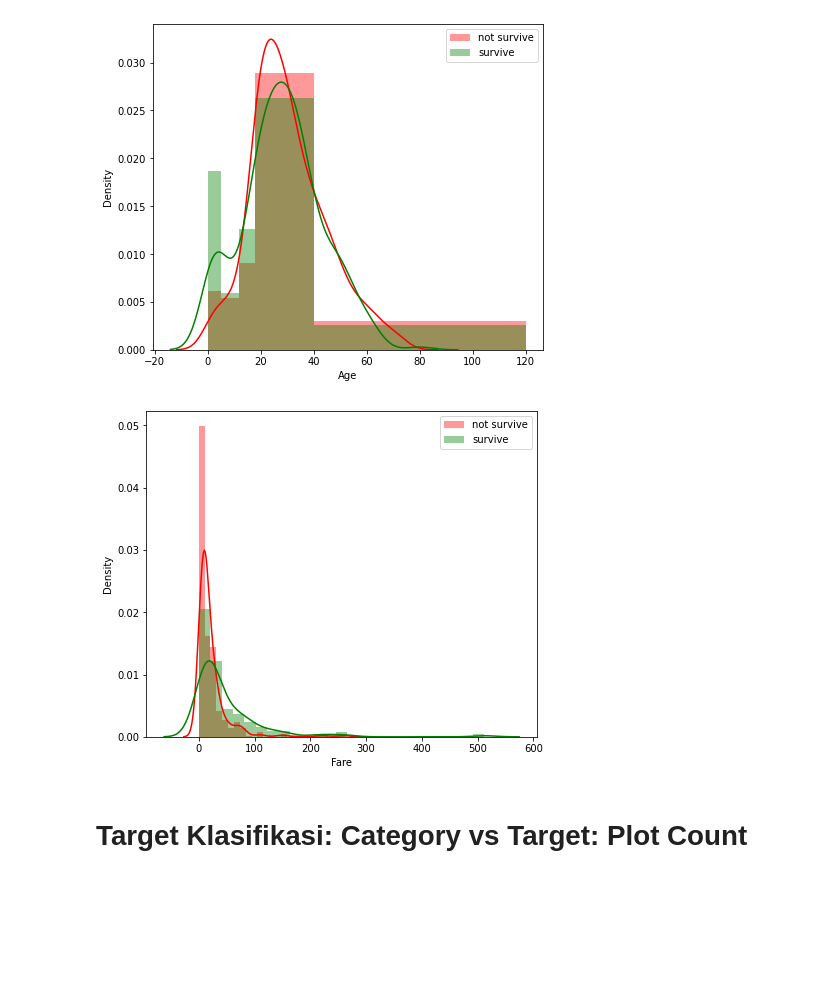
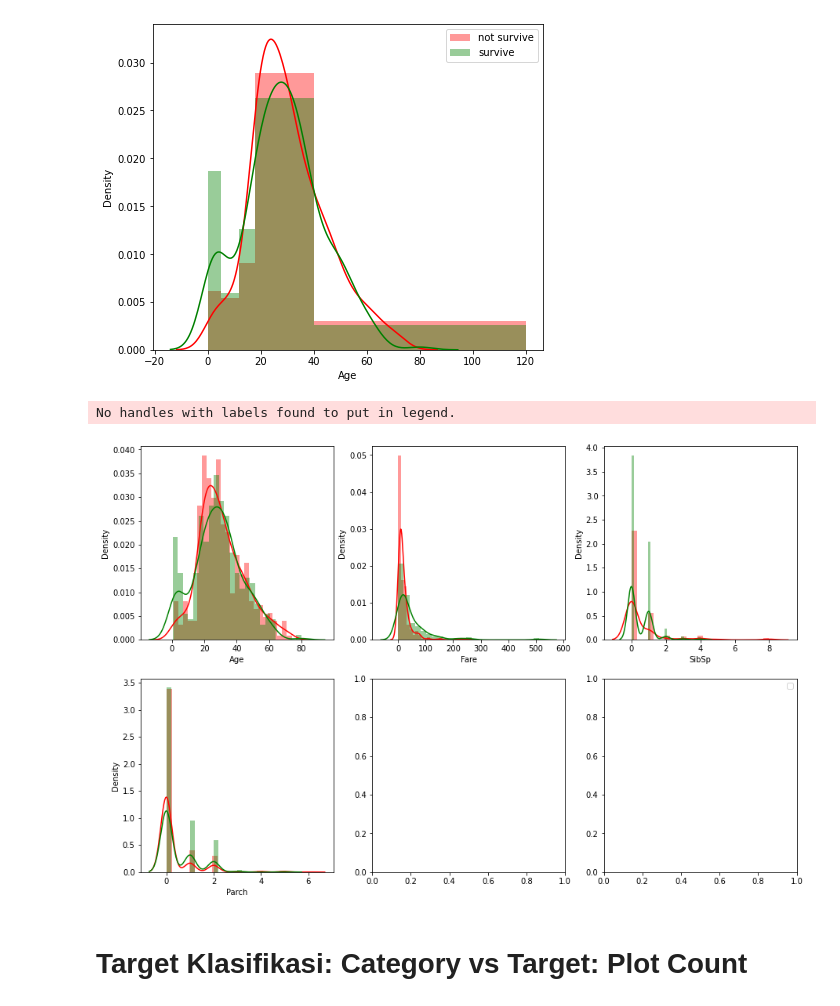
Before and after one commit to ilham-mukti/Machine-Learning, a Jupyter notebook: 2_Mini_EDA.ipynb, the cells around one changed output. Drawn from its saved outputs; the diff is of its cells as text; code cells hidden in the pictures; blank space fills up the shorter version.

```diff
--- a/2_Mini_EDA.ipynb
+++ b/2_Mini_EDA.ipynb
@@ -36,12 +36,16 @@ plt.legend();
 # %% [output]
 [figure]
 # %%
-plt.figure(figsize=(7,6))
-sns.distplot(datas.Fare[datas.Survived == 0], bins=25, color='r', label='not survive')
-sns.distplot(datas.Fare[datas.Survived == 1], bins=25, color='g', label='survive')
-plt.legend();
+num_var = ['Age', 'Fare', 'SibSp', 'Parch']
+fig, axes = plt.subplots(2, 3, figsize=(15, 10))
+
+for cat, ax in zip(num_var, axes.flatten()):
+  sns.distplot(datas[cat][datas.Survived == 0], bins=25, color='r', label='Not Suvived', ax=ax)
+  sns.distplot(datas[cat][datas.Survived == 1], bins=25, color='g', label='Survived', ax=ax)
+  plt.legend();
 # %% [output]
+No handles with labels found to put in legend.
-[figure, old version]
+[figure, new version]
 # %% [markdown]
 # Target Klasifikasi: Category vs Target: Plot Count
 # %%
```
